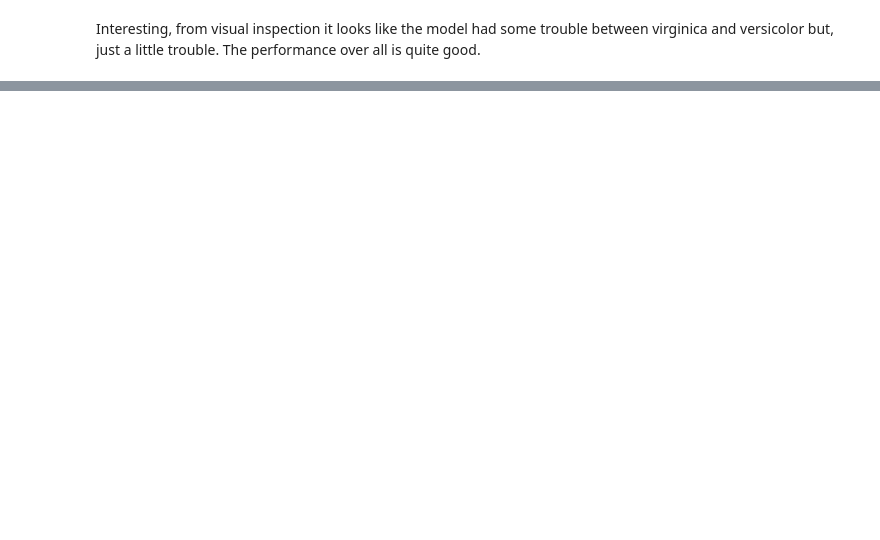
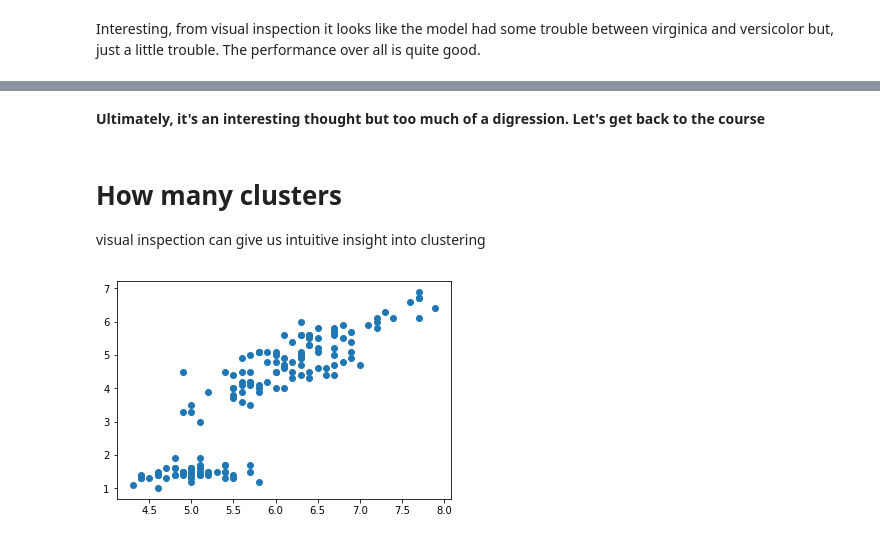
Before and after one commit to paulo-g-martinez/unsupervised-learning-in-python, a Jupyter notebook: unsupervised-learning-in-python.ipynb, the cells around one changed output, grey strips where cells are left out. Saved outputs shown, nothing was run; the diff lists cells and outputs as text; code cells hidden in the pictures; blank space fills up the shorter version.

```diff
--- a/unsupervised-learning-in-python.ipynb
+++ b/unsupervised-learning-in-python.ipynb
@@ -291,0 +342,12 @@ So, since the distributions are not normal across species, But do seem "normal e
+# %% [markdown]
+**Ultimately, it's an interesting thought but too much of a digression. Let's get back to the course**
+# %% [markdown]
+# How many clusters
+visual inspection can give us intuitive insight into clustering
+# %%
+xs = samples[:,0] # every row, but only the first variable
+ys = samples[:, 2]
+plt.scatter(xs, ys)
+plt.show()
+# %% [output]
+[figure, added]
```
Also changed, not shown: parts of 38 cells of this notebook.
